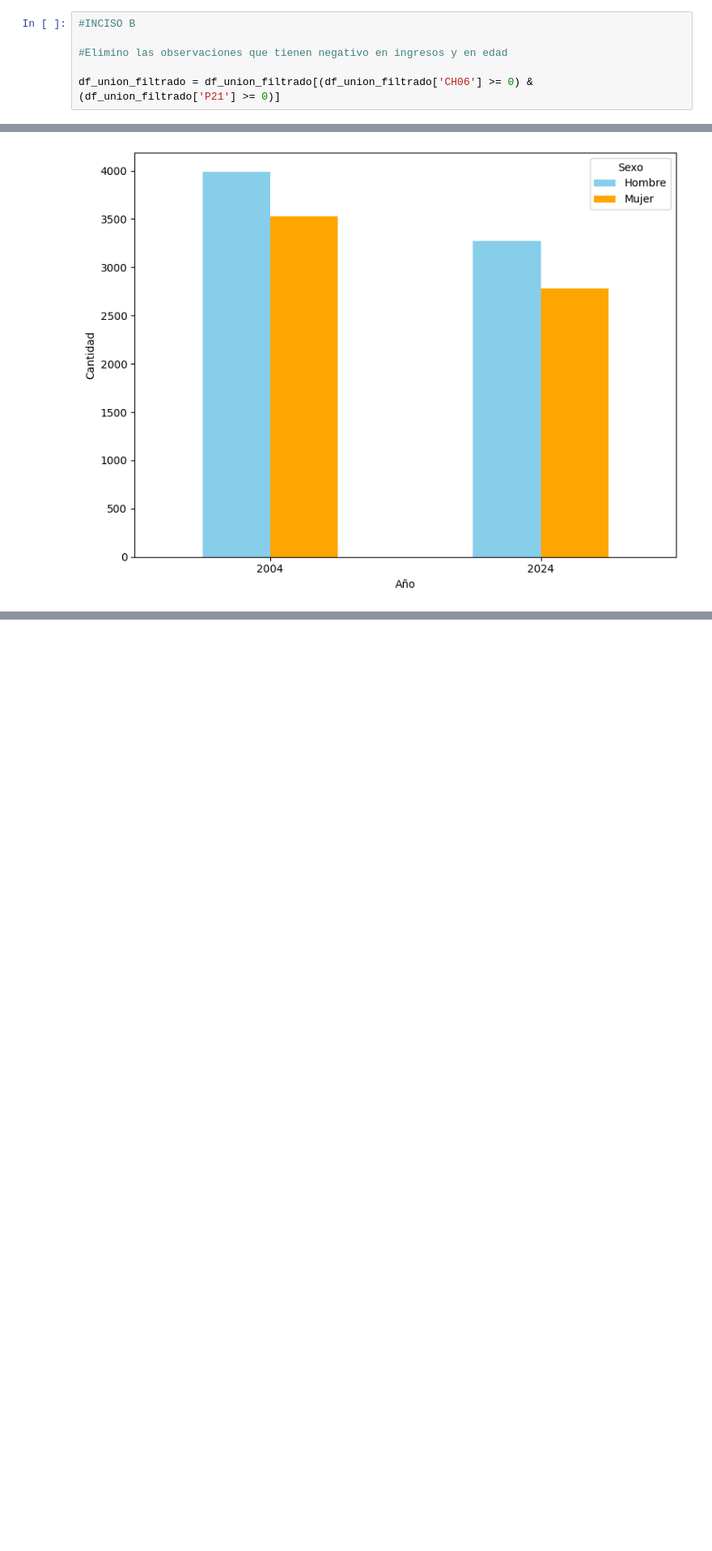
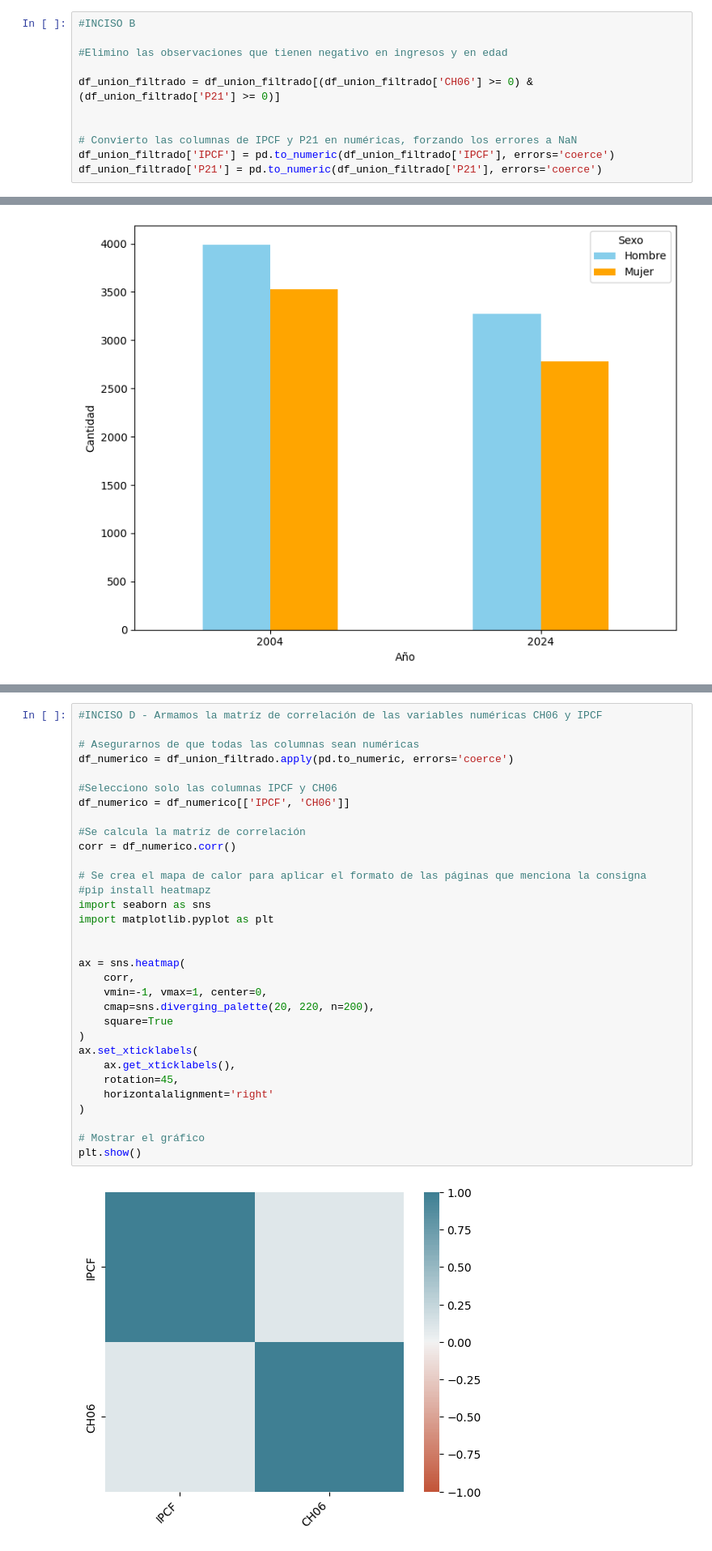
Before and after one commit to renzo290/Big-Data-UBA-Grupo-2, a Jupyter notebook: TP3/TP3_UBA_Informe.ipynb, the cells around one changed output, grey strips where cells are left out. Shown at 81% size. Saved outputs shown, nothing was run; the diff lists cells and outputs as text; blank space fills up the shorter version.

Commit message:
Punto 2 completo
Incorporé los incisos del punto 2 que estaban pendientes.

```diff
--- a/TP3/TP3_UBA_Informe.ipynb
+++ b/TP3/TP3_UBA_Informe.ipynb
@@ -173,6 +173,11 @@ print(df_union_filtrado.head())
 #Elimino las observaciones que tienen negativo en ingresos y en edad
 
 df_union_filtrado = df_union_filtrado[(df_union_filtrado['CH06'] >= 0) & (df_union_filtrado['P21'] >= 0)]
+
+
+# Convierto las columnas de IPCF y P21 en numéricas, forzando los errores a NaN
+df_union_filtrado['IPCF'] = pd.to_numeric(df_union_filtrado['IPCF'], errors='coerce')
+df_union_filtrado['P21'] = pd.to_numeric(df_union_filtrado['P21'], errors='coerce')
 # %%
 #INCISO C
 #Preparamos los datos y creamos un gráfico de barras por sexo en cada año
@@ -211,0 +213,34 @@ plt.show()
+# %%
+#INCISO D - Armamos la matríz de correlación de las variables numéricas CH06 y IPCF
+
+# Asegurarnos de que todas las columnas sean numéricas
+df_numerico = df_union_filtrado.apply(pd.to_numeric, errors='coerce')
+
+#Selecciono solo las columnas IPCF y CH06
+df_numerico = df_numerico[['IPCF', 'CH06']]
+
+#Se calcula la matríz de correlación
+corr = df_numerico.corr()
+
+# Se crea el mapa de calor para aplicar el formato de las páginas que menciona la consigna
+#pip install heatmapz
+import seaborn as sns
+import matplotlib.pyplot as plt
+
+
+ax = sns.heatmap(
+    corr,
+    vmin=-1, vmax=1, center=0,
+    cmap=sns.diverging_palette(20, 220, n=200),
+    square=True
+)
+ax.set_xticklabels(
+    ax.get_xticklabels(),
+    rotation=45,
+    horizontalalignment='right'
+)
+
+# Mostrar el gráfico
+plt.show()
+# %% [output]
+[figure, added]
```
Also changed, not shown: parts of 4 cells of this notebook.
